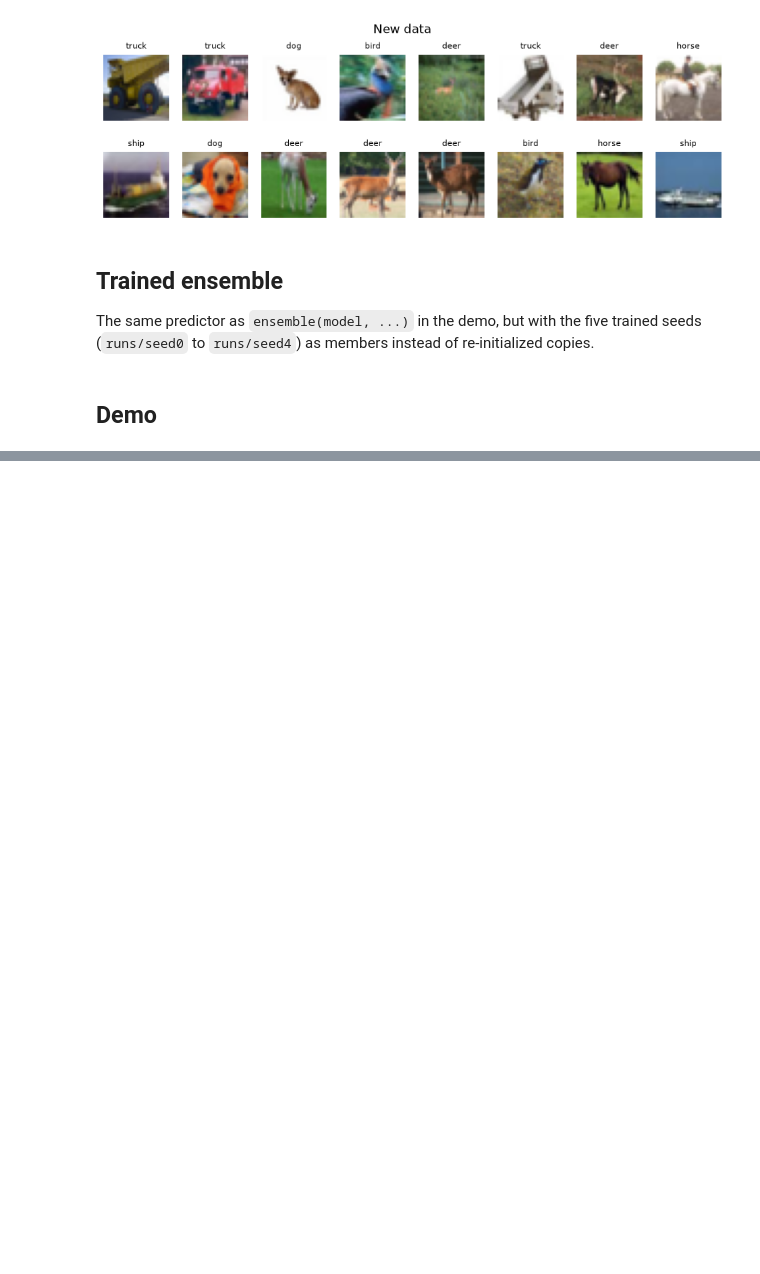
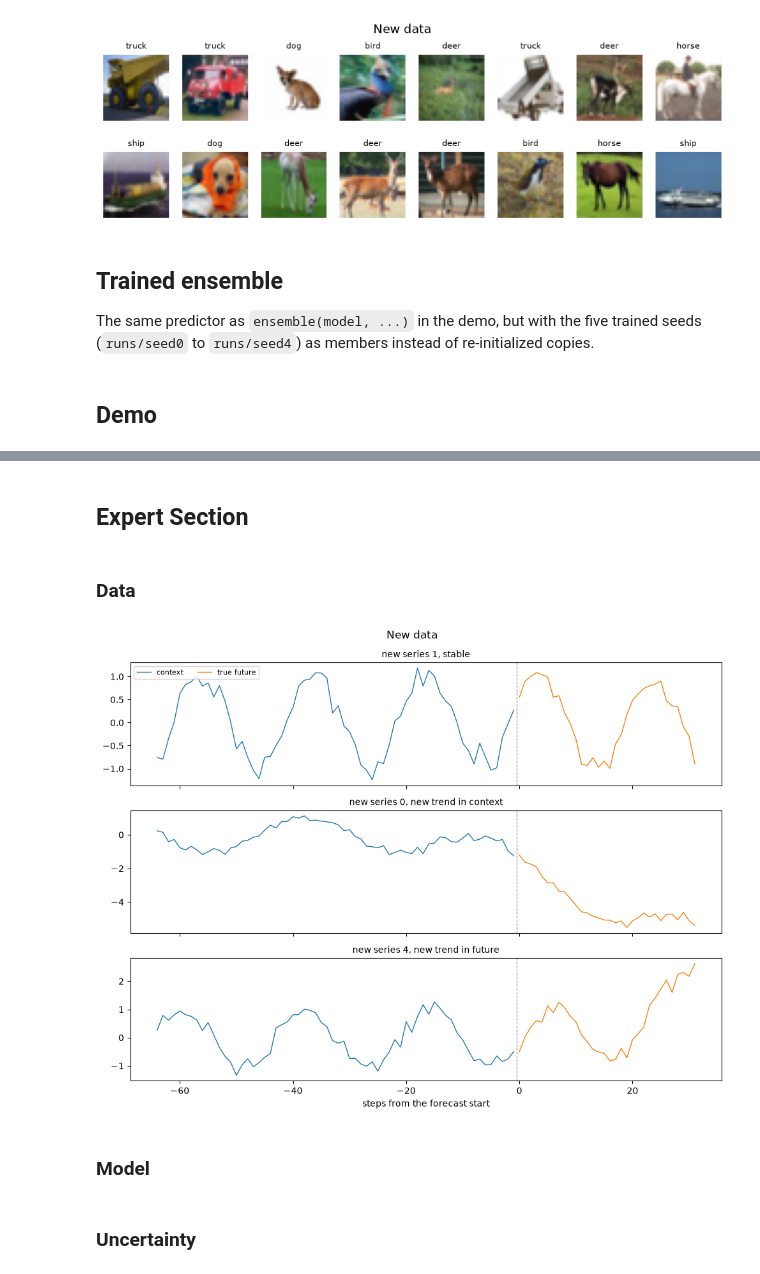
Before and after one commit to elias0224/probly, a Jupyter notebook: experiments/selective_prediction_sgr/SelectivePrediction.ipynb, the cells around one changed output, grey strips where cells are left out. Cells and saved outputs as stored; diff of their text form; code cells hidden in the pictures; blank space fills up the shorter version.

```diff
--- a/experiments/selective_prediction_sgr/SelectivePrediction.ipynb
+++ b/experiments/selective_prediction_sgr/SelectivePrediction.ipynb
@@ -433,0 +449,30 @@ selector          coverage 0.98, risk 0.056
+# %% [markdown]
+## Expert Section
+# %% [markdown]
+### Data
+# %%
+# Seasonal series of three kinds: most keep their pattern, some start a new trend shortly before the forecast
+# (which the model has hardly seen in that series), and some start it only inside the forecast horizon.
+CONTEXT, HORIZON = 256, 32  # steps observed, steps forecast
+KINDS = ("stable", "new trend in context", "new trend in future")
+
+
+def make_series(n: int, rng: np.random.Generator) -> tuple[np.ndarray, np.ndarray]:
+    """``n`` series ``(n, CONTEXT + HORIZON)`` and their kind ``(n,)``."""
+    t = np.arange(CONTEXT + HORIZON)
+    period, phase = rng.integers(16, 40, size=(n, 1)), rng.uniform(0, 2 * np.pi, size=(n, 1))
+    series = np.sin(2 * np.pi * t / period + phase) + 0.15 * rng.standard_normal((n, len(t)))
+    kind = rng.choice(len(KINDS), size=n, p=[0.6, 0.3, 0.1])
+    onset = np.where(kind == 1, CONTEXT - rng.integers(8, 24, size=n), CONTEXT + rng.integers(8, 28, size=n))
+    slope = rng.choice([-1, 1], size=n) * rng.uniform(0.05, 0.15, size=n)
+    trend = slope[:, None] * np.clip(t - onset[:, None], 0, None)  # a straight rise or fall from the onset on
+    return series + np.where(kind[:, None] > 0, trend, 0.0), kind
+
+
+rng = np.random.default_rng(0)
+(ts_sel, _), (ts_eval, kind_eval), (ts_new, kind_new) = (make_series(n, rng) for n in (200, 100, 12))
+plot_series(ts_new, kind_new, title="New data")
+# %% [output]
+[figure, added]
+# %% [markdown]
+### Model
@@ -433,0 +506,2 @@ selector          coverage 0.98, risk 0.056
+# %% [markdown]
+### Uncertainty
```
Also changed, not shown: parts of 9 cells of this notebook.
